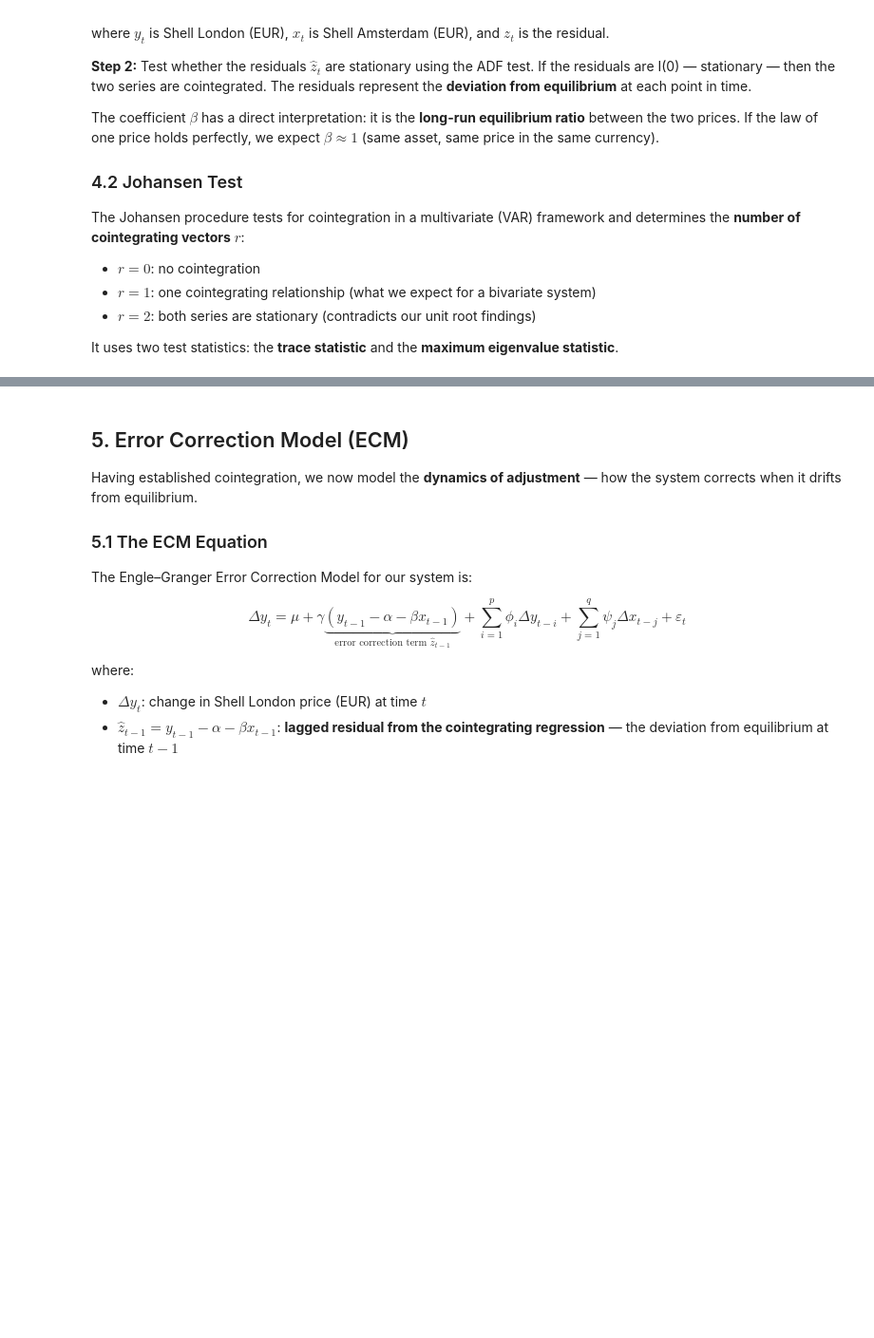
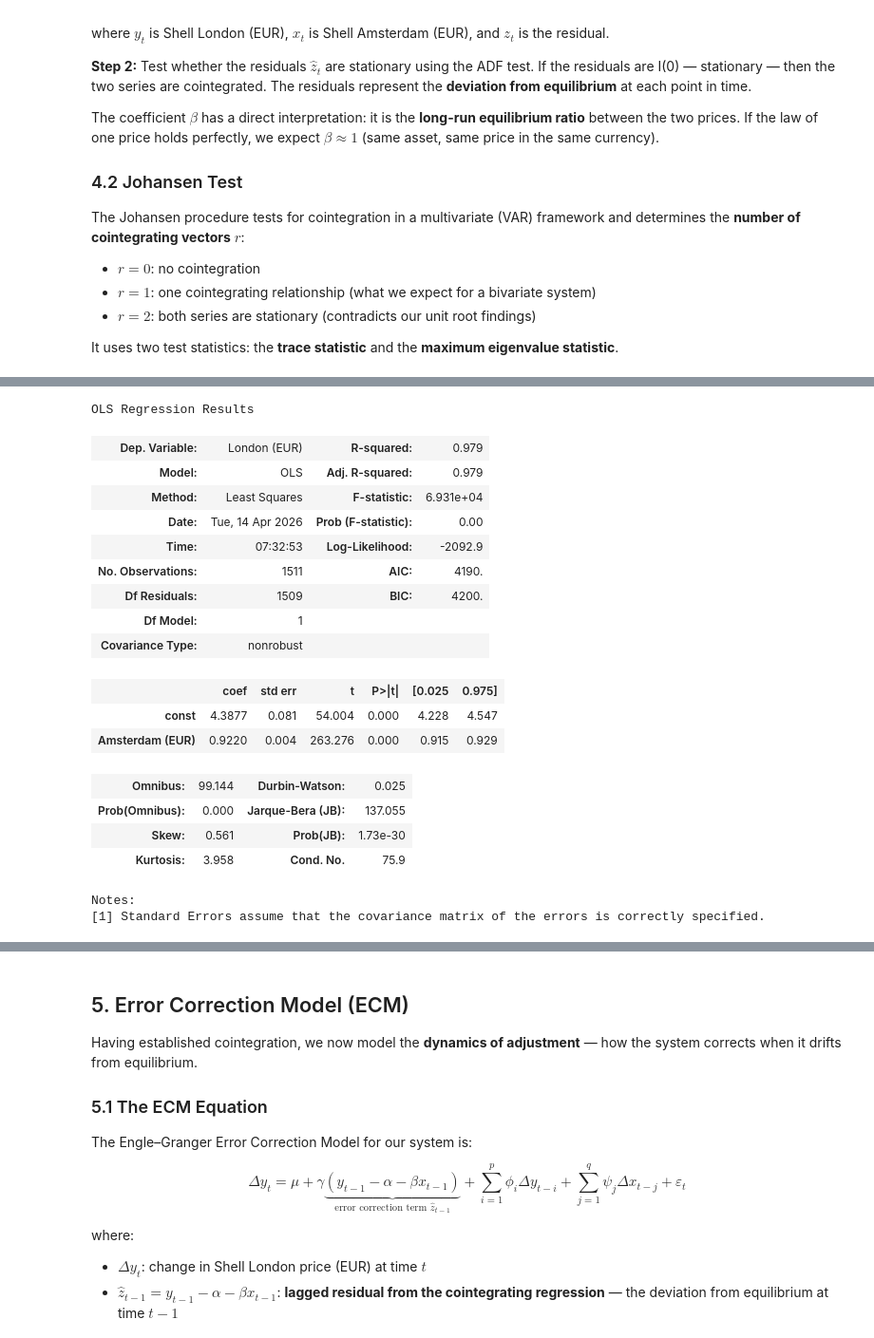
Before and after one commit to Bukunmi2108/ml-journey, a Jupyter notebook: notebooks/MSCFE0/nonstationarity.ipynb, the cells around one changed output, grey strips where cells are left out. Shown at 95% size. Cells and saved outputs as stored; diff of their text form; code cells hidden in the pictures; blank space fills up the shorter version.

```diff
--- a/notebooks/MSCFE0/nonstationarity.ipynb
+++ b/notebooks/MSCFE0/nonstationarity.ipynb
@@ -54,0 +76,7 @@ GBP/EUR rate:    1561 observations
+# %%
+# Align all three series on common trading dates
+df = pd.DataFrame({
+    "shell_london_gbp": shell_london["SHEL.L"],
+    "shell_amsterdam_eur": shell_amsterdam["SHELL.AS"],
+    "gbpeur": gbpeur["GBPEUR=X"]
+}).dropna()
@@ -55,12 +96,4 @@ GBP/EUR rate:    1561 observations
 # %%
-# Convert London price from GBP to EUR using the daily FX rate
-# Align all three series on common trading dates
-df = pd.DataFrame({
-    "shell_london_gbp": shell_london,
-    "shell_amsterdam_eur": shell_amsterdam,
-    "gbpeur": gbpeur
-}).dropna()
-
 # Convert London price to EUR: price_in_GBP * (EUR per GBP)
 df["shell_london_eur"] = df["shell_london_gbp"] * df["gbpeur"]
 
@@ -271,0 +385,22 @@ residuals = coint_reg.resid
+# %%
+coint_reg.summary()
+# %% [output]
+OLS Regression Results
+| Dep. Variable: | London (EUR) | R-squared: | 0.979 |
+| Model: | OLS | Adj. R-squared: | 0.979 |
+| Method: | Least Squares | F-statistic: | 6.931e+04 |
+| Date: | Tue, 14 Apr 2026 | Prob (F-statistic): | 0.00 |
+| Time: | 07:32:53 | Log-Likelihood: | -2092.9 |
+| No. Observations: | 1511 | AIC: | 4190. |
+| Df Residuals: | 1509 | BIC: | 4200. |
+| Df Model: | 1 |  |  |
+| Covariance Type: | nonrobust |  |  |
+|  | coef | std err | t | P>|t| | [0.025 | 0.975] |
+| const | 4.3877 | 0.081 | 54.004 | 0.000 | 4.228 | 4.547 |
+| Amsterdam (EUR) | 0.9220 | 0.004 | 263.276 | 0.000 | 0.915 | 0.929 |
+| Omnibus: | 99.144 | Durbin-Watson: | 0.025 |
+| Prob(Omnibus): | 0.000 | Jarque-Bera (JB): | 137.055 |
+| Skew: | 0.561 | Prob(JB): | 1.73e-30 |
+| Kurtosis: | 3.958 | Cond. No. | 75.9 |
+Notes:
+[1] Standard Errors assume that the covariance matrix of the errors is correctly specified.
```
Also changed, not shown: parts of 23 cells of this notebook.
